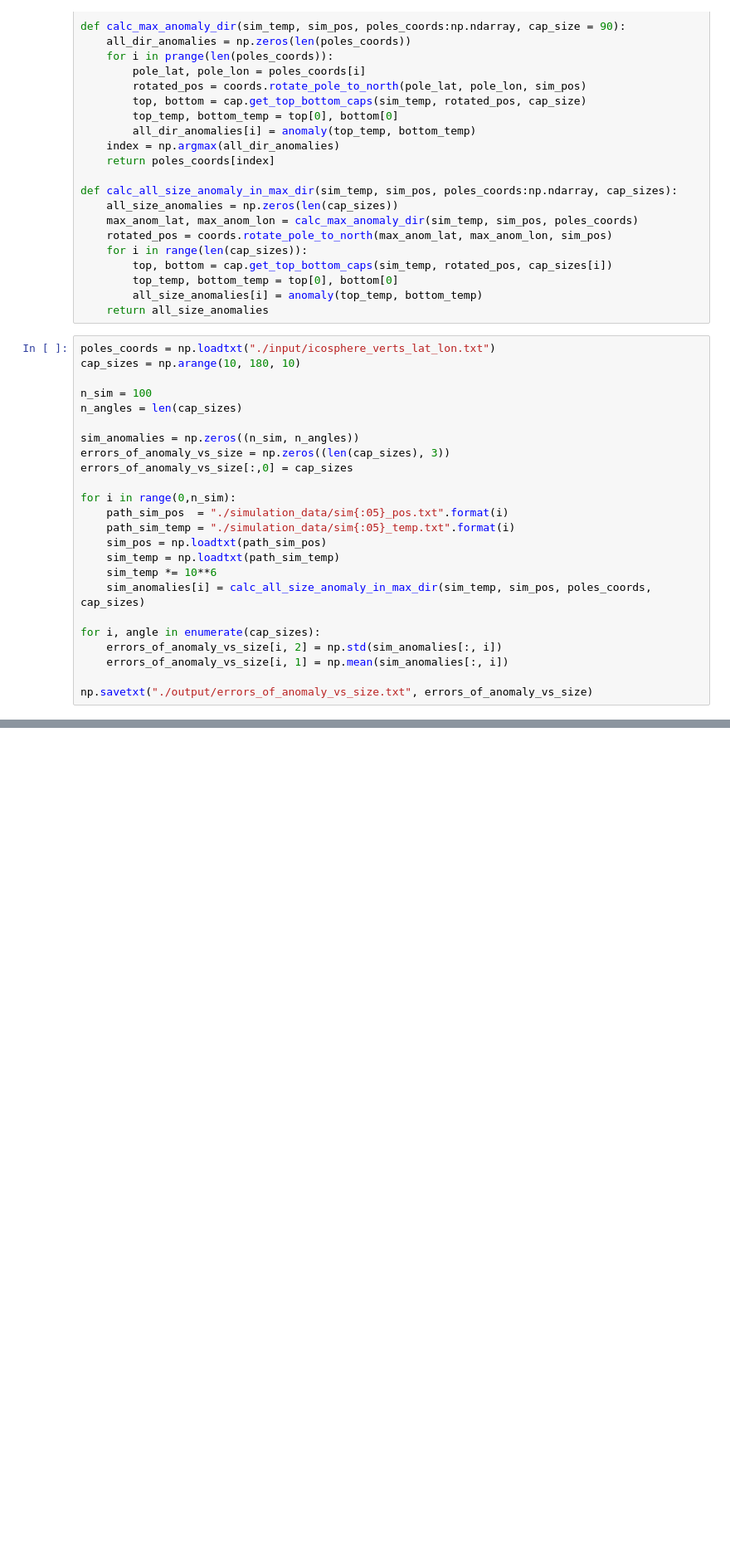
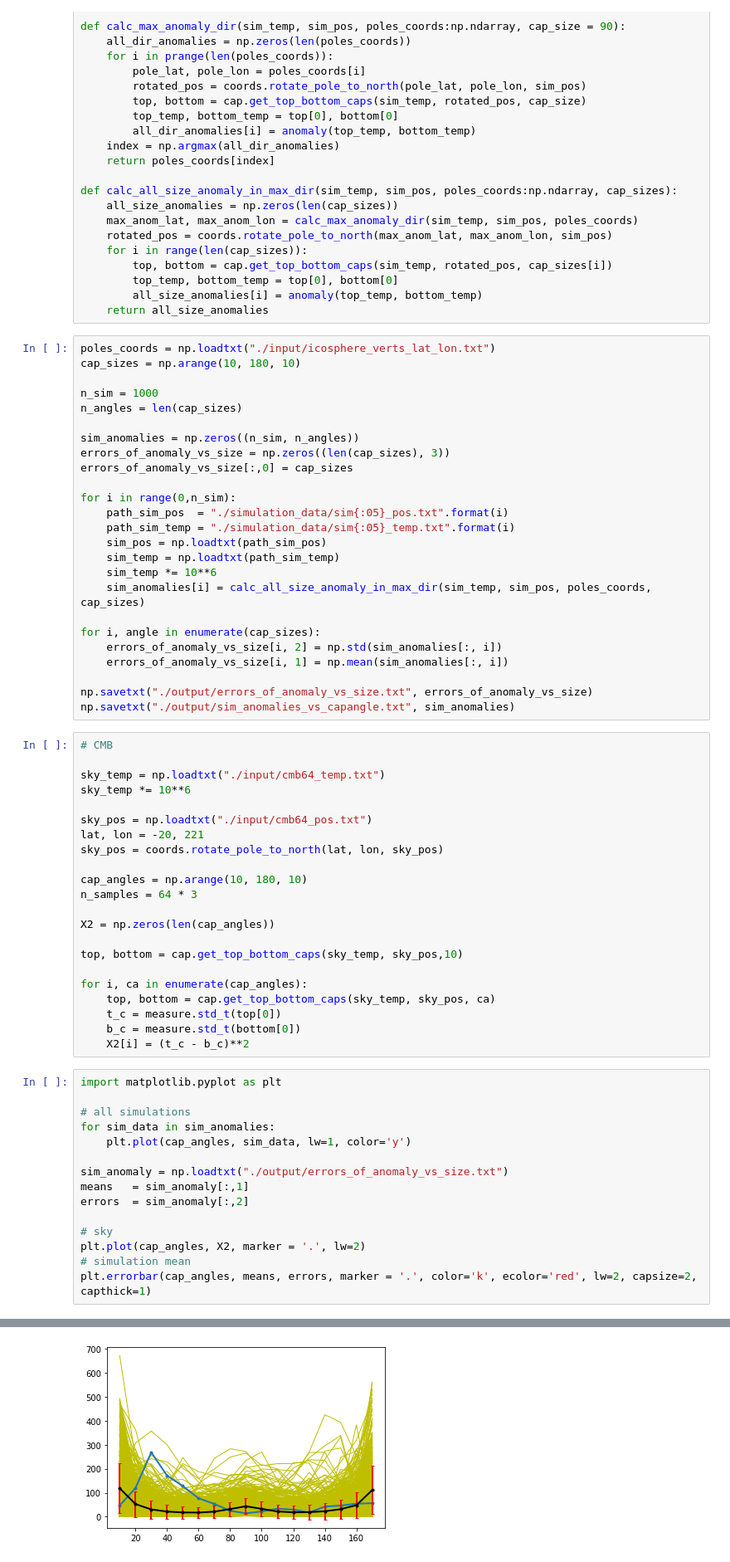
Before and after one commit to jamshidi3d/cmb_anomaly_detection, a Jupyter notebook: error_at_max_anomaly_direction.ipynb, the cells around one changed output, grey strips where cells are left out. Shown: that part at 83% size. Saved outputs shown, nothing was run; the diff lists cells and outputs as text; blank space fills up the shorter version.

```diff
--- a/error_at_max_anomaly_direction.ipynb
+++ b/error_at_max_anomaly_direction.ipynb
@@ -30,7 +30,7 @@ def calc_all_size_anomaly_in_max_dir(sim_temp, sim_pos, poles_coords:np.ndarray,
 poles_coords = np.loadtxt("./input/icosphere_verts_lat_lon.txt")
 cap_sizes = np.arange(10, 180, 10)
 
-n_sim = 100
+n_sim = 1000
 n_angles = len(cap_sizes)
 
 sim_anomalies = np.zeros((n_sim, n_angles))
@@ -50,3 +50,42 @@ for i, angle in enumerate(cap_sizes):
     errors_of_anomaly_vs_size[i, 1] = np.mean(sim_anomalies[:, i])
 
 np.savetxt("./output/errors_of_anomaly_vs_size.txt", errors_of_anomaly_vs_size)
+np.savetxt("./output/sim_anomalies_vs_capangle.txt", sim_anomalies)
+# %%
+# CMB
+
+sky_temp = np.loadtxt("./input/cmb64_temp.txt")
+sky_temp *= 10**6
+
+sky_pos = np.loadtxt("./input/cmb64_pos.txt")
+lat, lon = -20, 221
+sky_pos = coords.rotate_pole_to_north(lat, lon, sky_pos)
+
+cap_angles = np.arange(10, 180, 10)
+n_samples = 64 * 3
+
+X2 = np.zeros(len(cap_angles))
+
+top, bottom = cap.get_top_bottom_caps(sky_temp, sky_pos,10)
+
+for i, ca in enumerate(cap_angles):
+    top, bottom = cap.get_top_bottom_caps(sky_temp, sky_pos, ca)
+    t_c = measure.std_t(top[0])
+    b_c = measure.std_t(bottom[0])
+    X2[i] = (t_c - b_c)**2
+# %%
+import matplotlib.pyplot as plt
+
+# all simulations
+for sim_data in sim_anomalies:
+    plt.plot(cap_angles, sim_data, lw=1, color='y')
+
+sim_anomaly = np.loadtxt("./output/errors_of_anomaly_vs_size.txt")
+means   = sim_anomaly[:,1]
+errors  = sim_anomaly[:,2]
+
+# sky
+plt.plot(cap_angles, X2, marker = '.', lw=2)
+# simulation mean
+plt.errorbar(cap_angles, means, errors, marker = '.', color='k', ecolor='red', lw=2, capsize=2, capthick=1)
+# %% [output]
@@ -52,0 +93 @@ np.savetxt("./output/errors_of_anomaly_vs_size.txt", errors_of_anomaly_vs_size)
+[figure, added]
```
Also changed, not shown: parts of 1 cell of this notebook, 4 other files.
